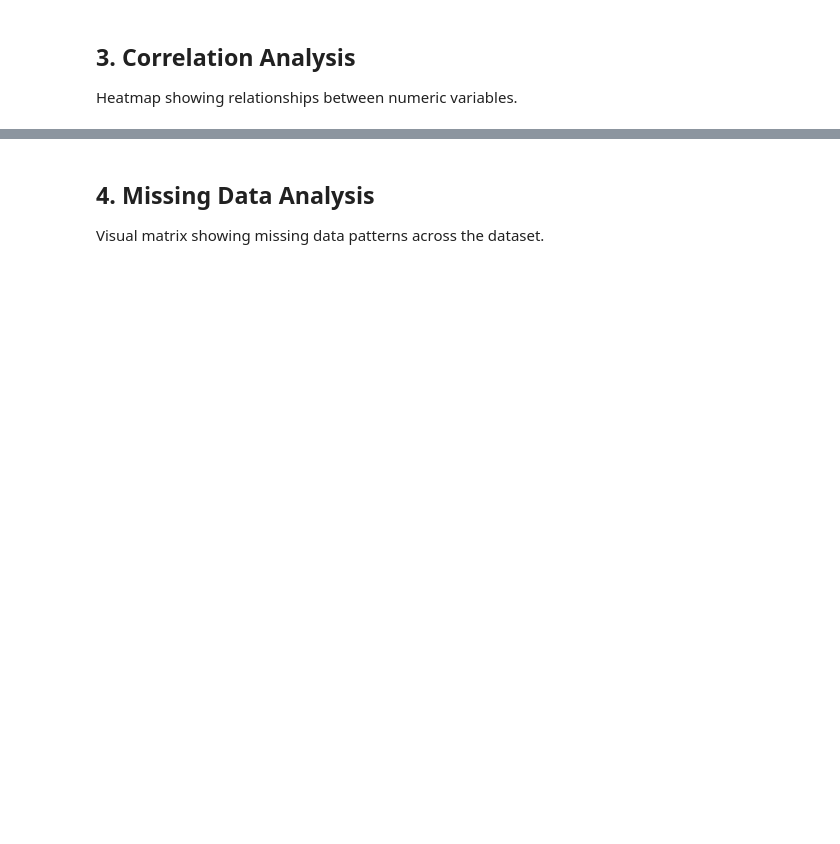
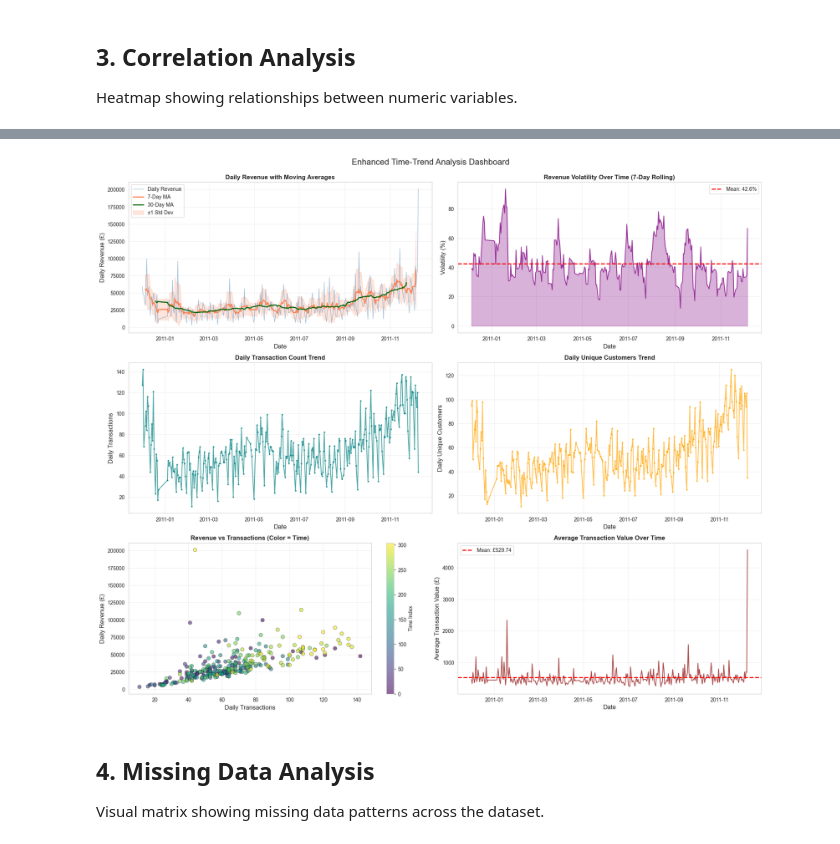
Before and after one commit to monurajj/Retail-Stock-Market-Behavior-Analysis, a Jupyter notebook: notebooks/completed/01_data_exploration.ipynb, the cells around one changed output, grey strips where cells are left out. Saved outputs shown, nothing was run; the diff lists cells and outputs as text; code cells hidden in the pictures; blank space fills up the shorter version.

```diff
--- a/notebooks/completed/01_data_exploration.ipynb
+++ b/notebooks/completed/01_data_exploration.ipynb
@@ -223,0 +483,97 @@ for i in range(len(corr_matrix.columns)):
+# %%
+# Enhanced time-trend visualizations
+print("\n" + "=" * 80)
+print("6.1 ENHANCED TIME-TREND VISUALIZATIONS")
+print("=" * 80)
+
+# Daily aggregation for detailed analysis
+daily_sales = df.groupby(df['InvoiceDate'].dt.date).agg({
+    'TotalPrice': 'sum',
+    'Quantity': 'sum',
+    'InvoiceNo': 'nunique',
+    'CustomerID': 'nunique'
+}).reset_index()
+daily_sales.columns = ['Date', 'DailyRevenue', 'DailyQuantity', 'DailyTransactions', 'DailyCustomers']
+daily_sales['Date'] = pd.to_datetime(daily_sales['Date'])
+daily_sales = daily_sales.sort_values('Date').reset_index(drop=True)
+
+# Calculate moving averages
+daily_sales['MA_7'] = daily_sales['DailyRevenue'].rolling(window=7, center=True).mean()
+daily_sales['MA_30'] = daily_sales['DailyRevenue'].rolling(window=30, center=True).mean()
+daily_sales['Std_7'] = daily_sales['DailyRevenue'].rolling(window=7, center=True).std()
+
+# Comprehensive time-series dashboard
+fig, axes = plt.subplots(3, 2, figsize=(18, 15))
+fig.suptitle('Enhanced Time-Trend Analysis Dashboard', fontsize=16, y=0.995)
+
+# 1. Daily revenue with moving averages
+axes[0, 0].plot(daily_sales['Date'], daily_sales['DailyRevenue'],
+               alpha=0.5, color='steelblue', linewidth=1, label='Daily Revenue')
+axes[0, 0].plot(daily_sales['Date'], daily_sales['MA_7'],
+               color='coral', linewidth=2, label='7-Day MA')
+axes[0, 0].plot(daily_sales['Date'], daily_sales['MA_30'],
+               color='darkgreen', linewidth=2, label='30-Day MA')
+axes[0, 0].fill_between(daily_sales['Date'],
+                       daily_sales['MA_7'] - daily_sales['Std_7'],
+                       daily_sales['MA_7'] + daily_sales['Std_7'],
+                       alpha=0.2, color='coral', label='±1 Std Dev')
+axes[0, 0].set_xlabel('Date', fontsize=12)
+axes[0, 0].set_ylabel('Daily Revenue (£)', fontsize=12)
+axes[0, 0].set_title('Daily Revenue with Moving Averages', fontweight='bold')
+axes[0, 0].legend()
+axes[0, 0].grid(True, alpha=0.3)
+
+# 2. Volatility over time
+daily_sales['Volatility'] = daily_sales['Std_7'] / daily_sales['MA_7'] * 100
+axes[0, 1].plot(daily_sales['Date'], daily_sales['Volatility'],
+               color='purple', linewidth=1.5, alpha=0.7)
+axes[0, 1].axhline(y=daily_sales['Volatility'].mean(), color='red',
+                  linestyle='--', linewidth=2, label=f'Mean: {daily_sales["Volatility"].mean():.1f}%')
+axes[0, 1].fill_between(daily_sales['Date'], 0, daily_sales['Volatility'],
+                       alpha=0.3, color='purple')
+axes[0, 1].set_xlabel('Date', fontsize=12)
+axes[0, 1].set_ylabel('Volatility (%)', fontsize=12)
+axes[0, 1].set_title('Revenue Volatility Over Time (7-Day Rolling)', fontweight='bold')
+axes[0, 1].legend()
+axes[0, 1].grid(True, alpha=0.3)
+
+# 3. Daily transactions trend
+axes[1, 0].plot(daily_sales['Date'], daily_sales['DailyTransactions'],
+               color='teal', linewidth=1.5, alpha=0.7, marker='o', markersize=2)
+axes[1, 0].set_xlabel('Date', fontsize=12)
+axes[1, 0].set_ylabel('Daily Transactions', fontsize=12)
+axes[1, 0].set_title('Daily Transaction Count Trend', fontweight='bold')
+axes[1, 0].grid(True, alpha=0.3)
+
+# 4. Daily customers trend
+axes[1, 1].plot(daily_sales['Date'], daily_sales['DailyCustomers'],
+               color='orange', linewidth=1.5, alpha=0.7, marker='o', markersize=2)
+axes[1, 1].set_xlabel('Date', fontsize=12)
+axes[1, 1].set_ylabel('Daily Unique Customers', fontsize=12)
+axes[1, 1].set_title('Daily Unique Customers Trend', fontweight='bold')
+axes[1, 1].grid(True, alpha=0.3)
+
+# 5. Revenue vs Transactions scatter (colored by date)
+scatter = axes[2, 0].scatter(daily_sales['DailyTransactions'], daily_sales['DailyRevenue'],
+                             c=range(len(daily_sales)), cmap='viridis', alpha=0.6, s=50, edgecolors='black', linewidth=0.5)
+axes[2, 0].set_xlabel('Daily Transactions', fontsize=12)
+axes[2, 0].set_ylabel('Daily Revenue (£)', fontsize=12)
+axes[2, 0].set_title('Revenue vs Transactions (Color = Time)', fontweight='bold')
+axes[2, 0].grid(True, alpha=0.3)
+plt.colorbar(scatter, ax=axes[2, 0], label='Time Index')
+
+# 6. Average transaction value over time
+daily_sales['AvgTransactionValue'] = daily_sales['DailyRevenue'] / daily_sales['DailyTransactions']
+axes[2, 1].plot(daily_sales['Date'], daily_sales['AvgTransactionValue'],
+               color='darkred', linewidth=1.5, alpha=0.7)
+axes[2, 1].axhline(y=daily_sales['AvgTransactionValue'].mean(), color='red',
+                  linestyle='--', linewidth=2, label=f'Mean: £{daily_sales["AvgTransactionValue"].mean():.2f}')
+axes[2, 1].set_xlabel('Date', fontsize=12)
+axes[2, 1].set_ylabel('Average Transaction Value (£)', fontsize=12)
+axes[2, 1].set_title('Average Transaction Value Over Time', fontweight='bold')
+axes[2, 1].legend()
+axes[2, 1].grid(True, alpha=0.3)
+
+plt.tight_layout()
+plt.show()
+# %% [output]
@@ -224,3 +583,4 @@ for i in range(len(corr_matrix.columns)):
+[figure, added]
 # %% [markdown]
 ## 4. Missing Data Analysis
 
```
Also changed, not shown: parts of 17 cells of this notebook, 7 other files.
